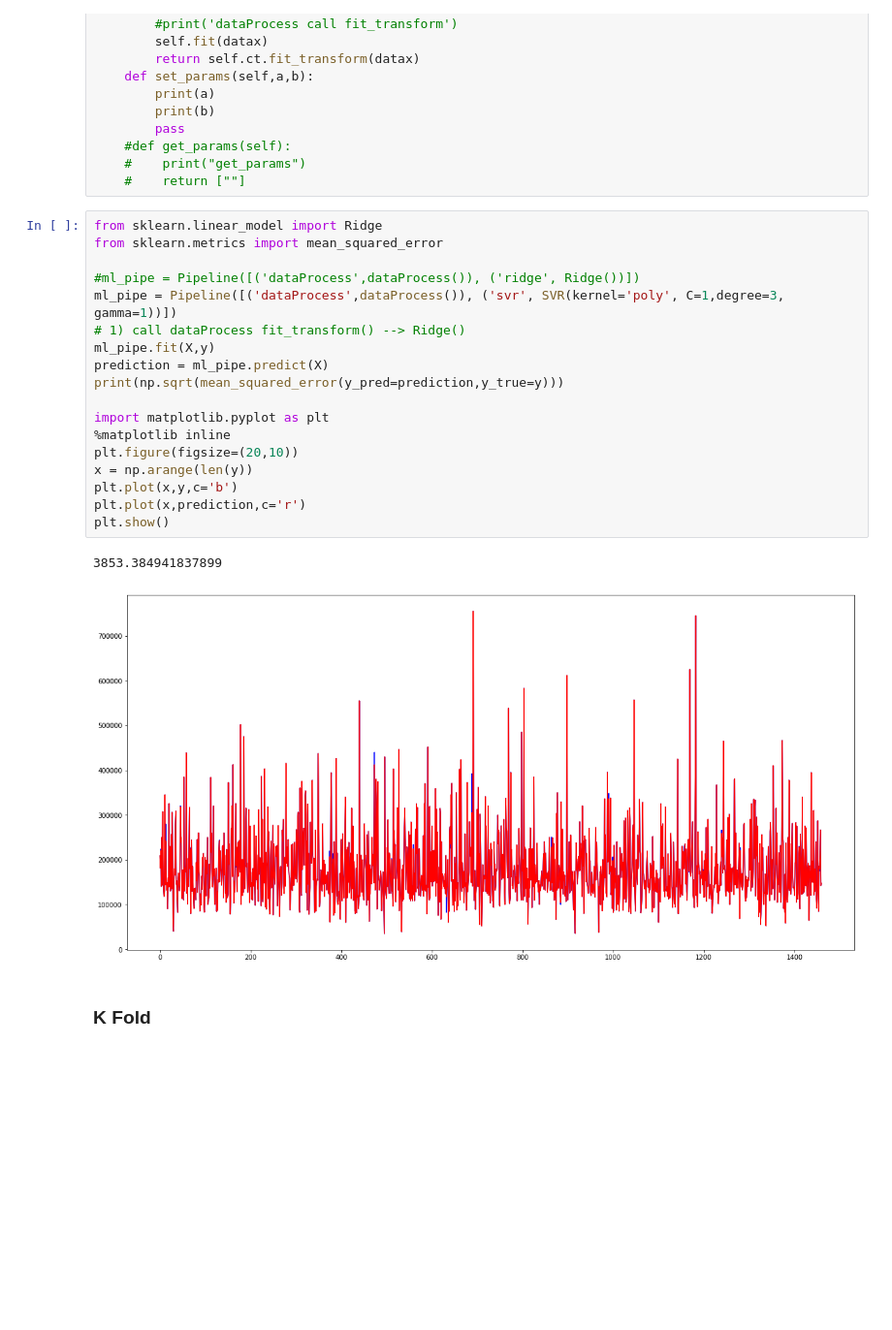
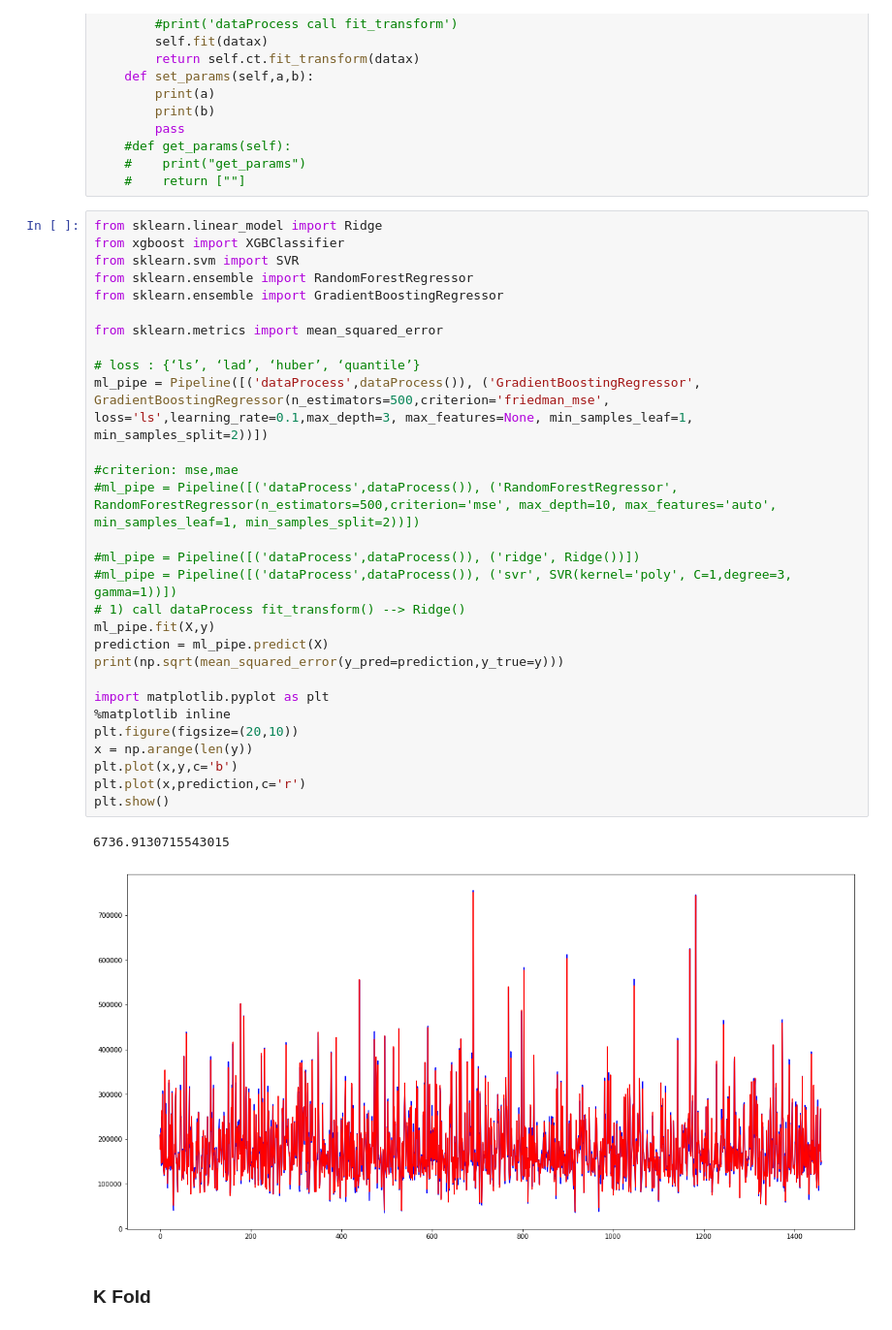
Before and after one commit to neohung/ml_note, a Jupyter notebook: lesson/kaggle_house_prices/house_prices.ipynb, the cells around one changed output. Shown at 97% size. Saved outputs shown, nothing was run; the diff lists cells and outputs as text; blank space fills up the shorter version.

```diff
--- a/lesson/kaggle_house_prices/house_prices.ipynb
+++ b/lesson/kaggle_house_prices/house_prices.ipynb
@@ -192,25 +191,36 @@ class dataProcess:
     #    return [""]
 # %%
 from sklearn.linear_model import Ridge
+from xgboost import XGBClassifier
+from sklearn.svm import SVR
+from sklearn.ensemble import RandomForestRegressor
+from sklearn.ensemble import GradientBoostingRegressor
+
 from sklearn.metrics import mean_squared_error
 
+# loss : {‘ls’, ‘lad’, ‘huber’, ‘quantile’}
+ml_pipe = Pipeline([('dataProcess',dataProcess()), ('GradientBoostingRegressor',  GradientBoostingRegressor(n_estimators=500,criterion='friedman_mse',  loss='ls',learning_rate=0.1,max_depth=3, max_features=None, min_samples_leaf=1, min_samples_split=2))])
+
+#criterion: mse,mae
+#ml_pipe = Pipeline([('dataProcess',dataProcess()), ('RandomForestRegressor', RandomForestRegressor(n_estimators=500,criterion='mse', max_depth=10, max_features='auto', min_samples_leaf=1, min_samples_split=2))])
+
 #ml_pipe = Pipeline([('dataProcess',dataProcess()), ('ridge', Ridge())])
-ml_pipe = Pipeline([('dataProcess',dataProcess()), ('svr', SVR(kernel='poly', C=1,degree=3, gamma=1))])
+#ml_pipe = Pipeline([('dataProcess',dataProcess()), ('svr', SVR(kernel='poly', C=1,degree=3, gamma=1))])
 # 1) call dataProcess fit_transform() --> Ridge()
 ml_pipe.fit(X,y)
 prediction = ml_pipe.predict(X)
 print(np.sqrt(mean_squared_error(y_pred=prediction,y_true=y)))
 
 import matplotlib.pyplot as plt
 %matplotlib inline
 plt.figure(figsize=(20,10))
 x = np.arange(len(y))
 plt.plot(x,y,c='b')
 plt.plot(x,prediction,c='r')
 plt.show()
 # %% [output]
-3853.384941837899
+6736.9130715543015
-[figure, old version]
+[figure, new version]
 # %% [markdown]
 ### K Fold
 # %%
```
Also changed, not shown: parts of 3 cells of this notebook, 1 other file.
